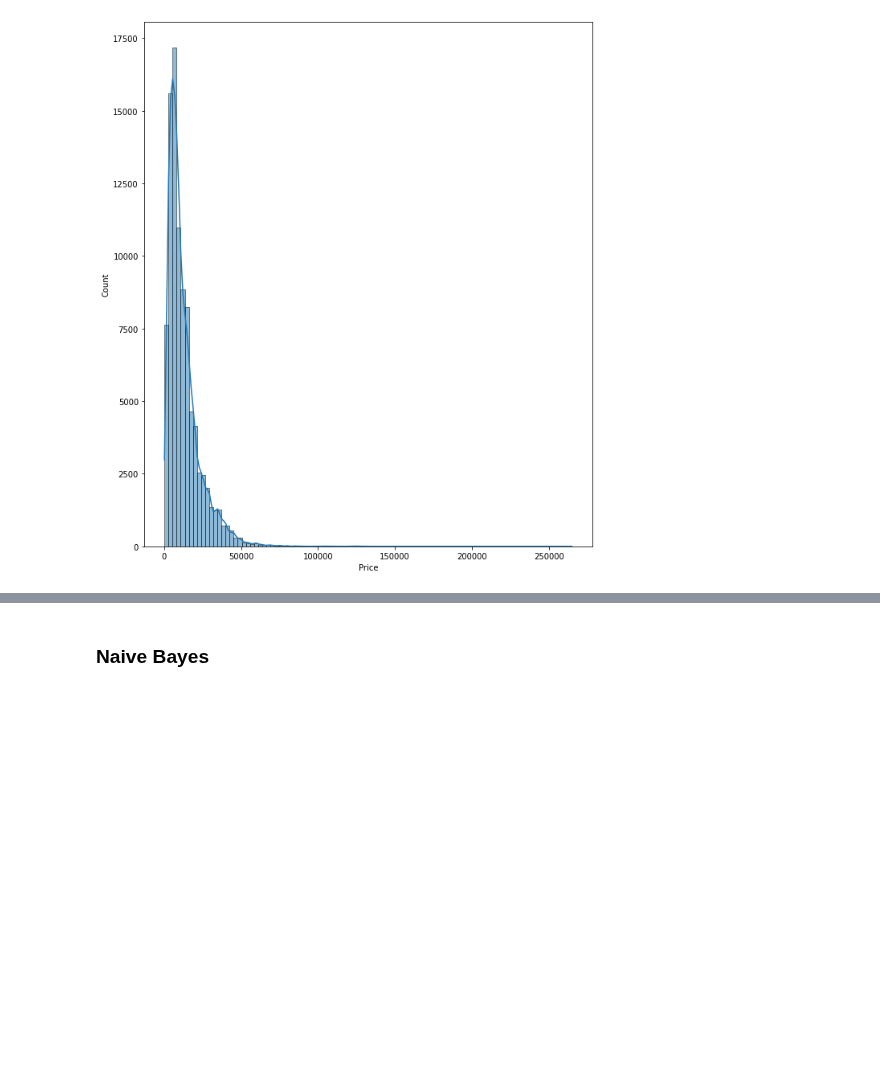
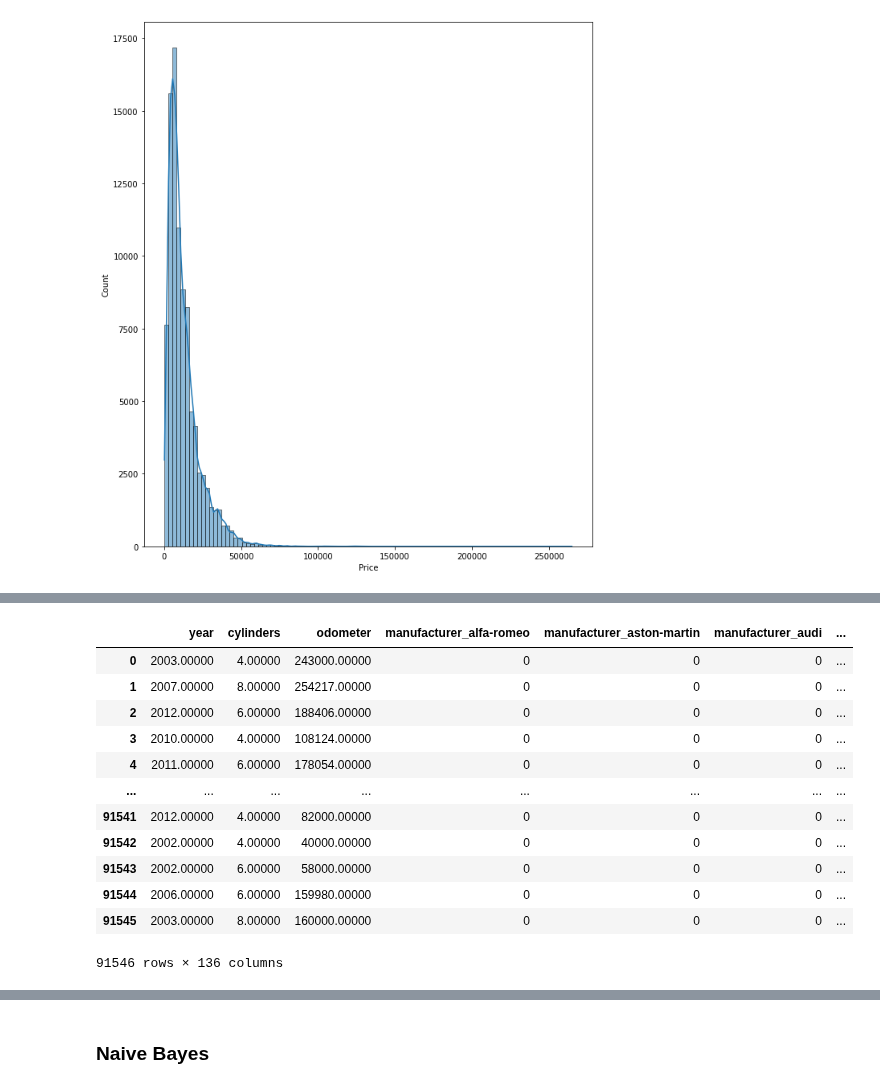
Before and after one commit to matthiasronnau/BANA-212-Final-Project, a Jupyter notebook: BANA-212 Final Project.ipynb, the cells around one changed output, grey strips where cells are left out. Drawn from its saved outputs; the diff is of its cells as text; code cells hidden in the pictures; blank space fills up the shorter version.

```diff
--- a/BANA-212 Final Project.ipynb
+++ b/BANA-212 Final Project.ipynb
@@ -528,3 +528,22 @@ Notes:
 [1] Standard Errors assume that the covariance matrix of the errors is correctly specified.
 [2] The condition number is large, 5.08e+07. This might indicate that there are
 strong multicollinearity or other numerical problems.
+# %%
+cars_linear_log_price = cars_linear_data.copy()
+cars_linear_log_price["log_price"] = np.log(cars_linear_log_price["price"])
+#cars_linear_log_price = cars_linear_log_price.iloc[:, [-1] + [0:-1]]
+cars_linear_log_price.drop("price", axis = 1)
+# %% [output]
+|  | year | cylinders | odometer | manufacturer_alfa-romeo | manufacturer_aston-martin | manufacturer_audi | ... |
+| 0 | 2003.00000 | 4.00000 | 243000.00000 | 0 | 0 | 0 | ... |
+| 1 | 2007.00000 | 8.00000 | 254217.00000 | 0 | 0 | 0 | ... |
+| 2 | 2012.00000 | 6.00000 | 188406.00000 | 0 | 0 | 0 | ... |
+| 3 | 2010.00000 | 4.00000 | 108124.00000 | 0 | 0 | 0 | ... |
+| 4 | 2011.00000 | 6.00000 | 178054.00000 | 0 | 0 | 0 | ... |
+| ... | ... | ... | ... | ... | ... | ... | ... |
+| 91541 | 2012.00000 | 4.00000 | 82000.00000 | 0 | 0 | 0 | ... |
+| 91542 | 2002.00000 | 4.00000 | 40000.00000 | 0 | 0 | 0 | ... |
+| 91543 | 2002.00000 | 6.00000 | 58000.00000 | 0 | 0 | 0 | ... |
+| 91544 | 2006.00000 | 6.00000 | 159980.00000 | 0 | 0 | 0 | ... |
+| 91545 | 2003.00000 | 8.00000 | 160000.00000 | 0 | 0 | 0 | ... |
+91546 rows × 136 columns
```
Also changed, not shown: parts of 4 cells of this notebook.
